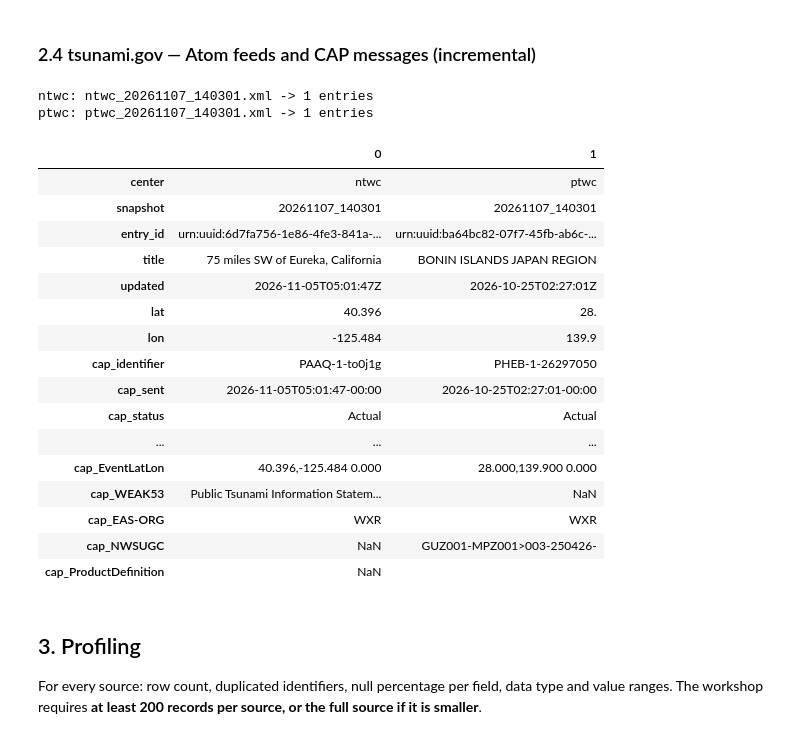
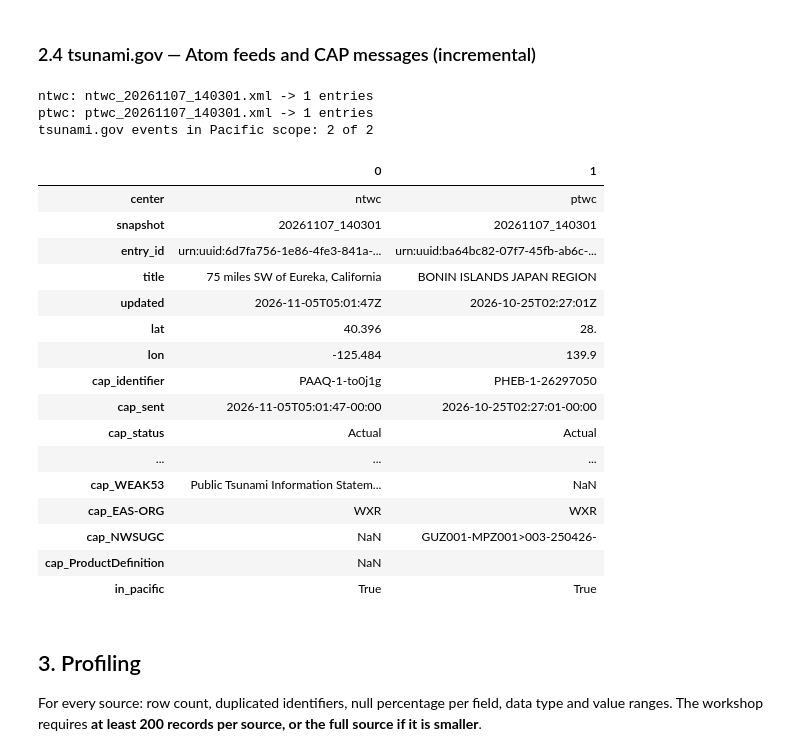
Before and after one commit to g8martinezsilva/tsunami-monitoring, a Jupyter notebook: notebooks/01_source_profiling.ipynb, the cells around one changed output. Drawn from its saved outputs; the diff is of its cells as text; code cells hidden in the pictures.

Commit message:
scope delimited to the Pacific region

```diff
--- a/notebooks/01_source_profiling.ipynb
+++ b/notebooks/01_source_profiling.ipynb
@@ -195,38 +198,43 @@ def read_center(center):
             "entry_id": entry.findtext("a:id", namespaces=NS),
             "title": entry.findtext("a:title", namespaces=NS),
             "updated": entry.findtext("a:updated", namespaces=NS),
             "lat": entry.findtext("geo:lat", namespaces=NS),
             "lon": entry.findtext("geo:long", namespaces=NS),
         }
         cap_file = SAMPLES / f"{center}_cap{number}_{stamp}.xml"
         if cap_file.exists():
             row.update({f"cap_{k}": v for k, v in parse_cap(cap_file).items()})
         rows.append(row)
     print(f"{center}: {atom_file.name} -> {len(rows)} entries")
     return pd.DataFrame(rows)
 
 tsunami_gov = pd.concat([read_center("ntwc"), read_center("ptwc")], ignore_index=True)
+gov_lat = pd.to_numeric(tsunami_gov["lat"], errors="coerce")
+gov_lon = pd.to_numeric(tsunami_gov["lon"], errors="coerce")
+tsunami_gov["in_pacific"] = gov_lat.between(-60, 65) & ((gov_lon >= 100) | (gov_lon <= -60))
+print("tsunami.gov events in Pacific scope:", int(tsunami_gov["in_pacific"].sum()), "of", len(tsunami_gov))
 tsunami_gov.T
 # %% [output]
 ntwc: ntwc_20261107_140301.xml -> 1 entries
 ptwc: ptwc_20261107_140301.xml -> 1 entries
+tsunami.gov events in Pacific scope: 2 of 2
 |  | 0 | 1 |
 | center | ntwc | ptwc |
 | snapshot | 20261107_140301 | 20261107_140301 |
 | entry_id | urn:uuid:6d7fa756-1e86-4fe3-841a-... | urn:uuid:ba64bc82-07f7-45fb-ab6c-... |
 | title | 75 miles SW of Eureka, California | BONIN ISLANDS JAPAN REGION |
 | updated | 2026-11-05T05:01:47Z | 2026-10-25T02:27:01Z |
 | lat | 40.396 | 28. |
 | lon | -125.484 | 139.9 |
 | cap_identifier | PAAQ-1-to0j1g | PHEB-1-26297050 |
 | cap_sent | 2026-11-05T05:01:47-00:00 | 2026-10-25T02:27:01-00:00 |
 | cap_status | Actual | Actual |
 | ... | ... | ... |
-| cap_EventLatLon | 40.396,-125.484 0.000 | 28.000,139.900 0.000 |
 | cap_WEAK53 | Public Tsunami Information Statem... | NaN |
 | cap_EAS-ORG | WXR | WXR |
 | cap_NWSUGC | NaN | GUZ001-MPZ001>003-250426- |
 | cap_ProductDefinition | NaN |  |
+| in_pacific | True | True |
 # %% [markdown]
 
 ## 3. Profiling
```
Also changed, not shown: parts of 15 cells of this notebook, 8 other files.
